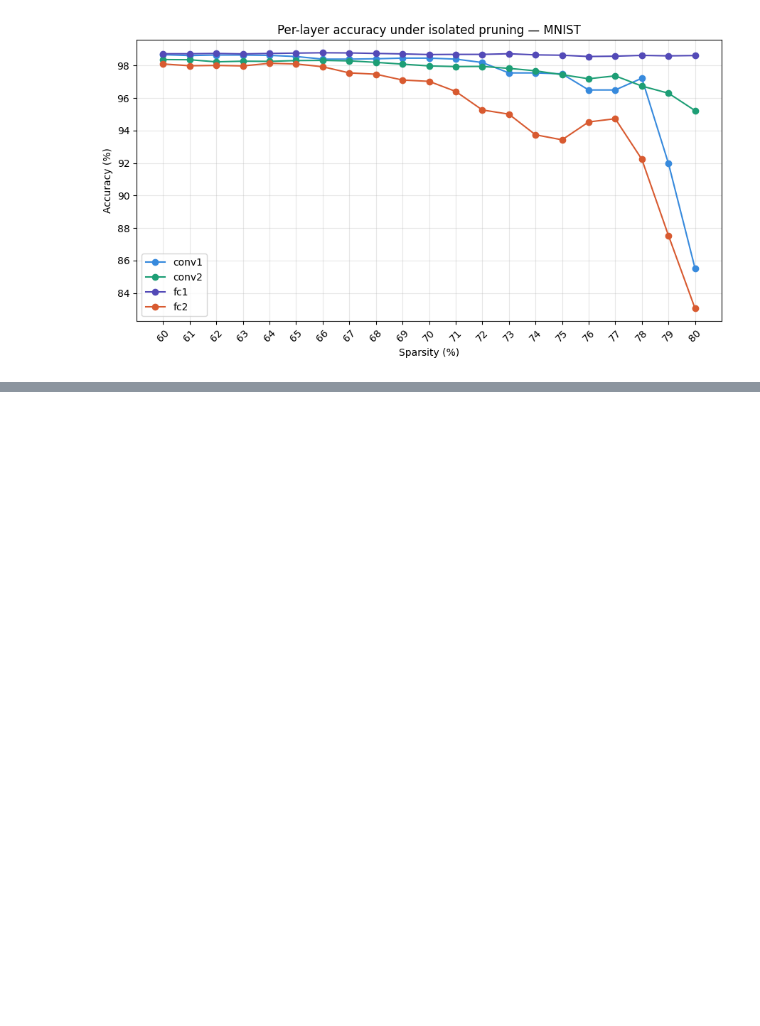
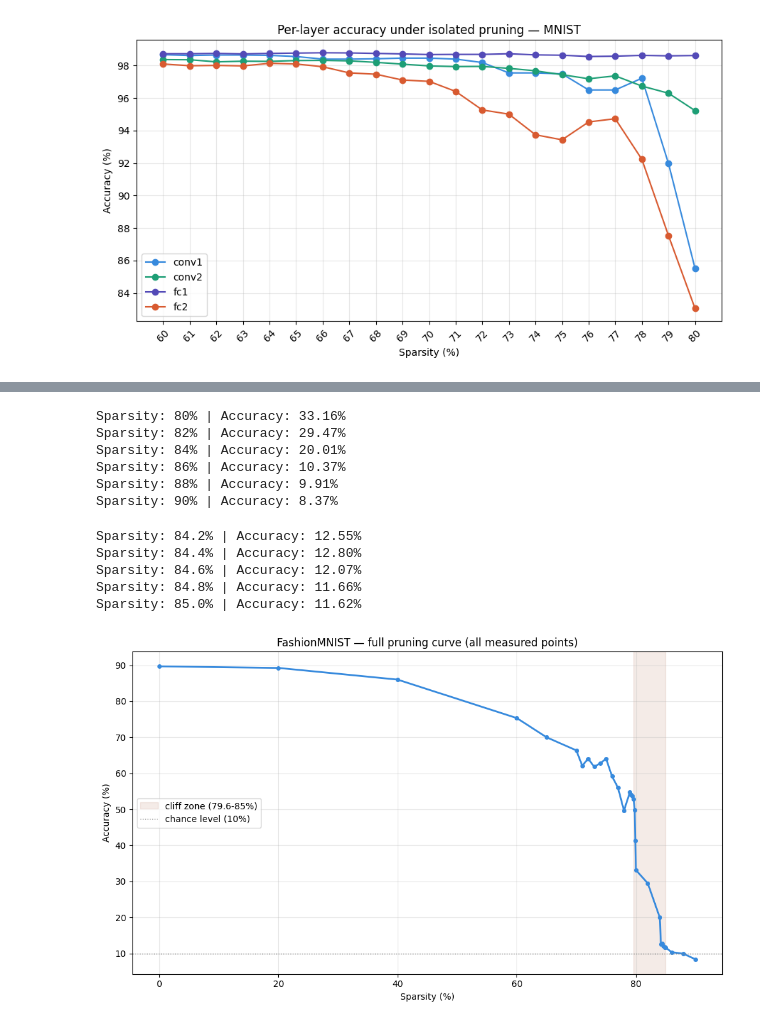
Before and after one commit to HafsaParker/tinyml-pruning-study, a Jupyter notebook: 04_layer_sensitivity_checkpoints.ipynb, the cells around one changed output, grey strips where cells are left out. Saved outputs shown, nothing was run; the diff lists cells and outputs as text; code cells hidden in the pictures; blank space fills up the shorter version.

Commit message:
Add FashionMNIST sensitivity gap sweep — early warning found ~25pp before cliff; correct README cliff description; add gap-fill 41-78% experiments

```diff
--- a/04_layer_sensitivity_checkpoints.ipynb
+++ b/04_layer_sensitivity_checkpoints.ipynb
@@ -232,0 +298,52 @@ fig.show()
+# %%
+for amount in [0.80,0.82,0.84,0.86,0.88,0.90]:
+    model = load_fresh_fashion_model()
+    model = prune_model(model, amount)
+    print(f"Sparsity: {int(amount*100)}%", end=" | ")
+    evaluate(model, fashion_test_loader)
+# %% [output]
+Sparsity: 80% | Accuracy: 33.16%
+Sparsity: 82% | Accuracy: 29.47%
+Sparsity: 84% | Accuracy: 20.01%
+Sparsity: 86% | Accuracy: 10.37%
+Sparsity: 88% | Accuracy: 9.91%
+Sparsity: 90% | Accuracy: 8.37%
+# %%
+for amount in [0.842,0.844,0.846,0.848,0.85]:
+    model = load_fresh_fashion_model()
+    model = prune_model(model, amount)
+    print(f"Sparsity: {amount*100:.1f}%", end=" | ")
+    evaluate(model, fashion_test_loader)
+# %% [output]
+Sparsity: 84.2% | Accuracy: 12.55%
+Sparsity: 84.4% | Accuracy: 12.80%
+Sparsity: 84.6% | Accuracy: 12.07%
+Sparsity: 84.8% | Accuracy: 11.66%
+Sparsity: 85.0% | Accuracy: 11.62%
+# %%
+import matplotlib.pyplot as plt
+
+sparsity_pct = [0, 20, 40, 60, 65, 70, 71, 72, 73, 74, 75, 76, 77, 78, 79,
+                79.2, 79.4, 79.6, 79.8, 79.9, 80.0, 82, 84, 84.2, 84.4,
+                84.6, 84.8, 85.0, 86, 88, 90]
+accuracy = [89.70, 89.26, 86.02, 75.35, 70.02, 66.37, 62.10, 64.08, 61.82,
+            62.76, 64.06, 59.17, 56.01, 49.65, 54.77, 54.05, 53.67, 52.92,
+            49.91, 41.32, 33.16, 29.47, 20.01, 12.55, 12.80, 12.07, 11.66,
+            11.62, 10.37, 9.91, 8.37]
+
+plt.figure(figsize=(10, 6))
+plt.plot(sparsity_pct, accuracy, marker='o', color='#378ADD', linewidth=2, markersize=4)
+
+plt.axvspan(79.6, 85, color='#993C1D', alpha=0.10, label='cliff zone (79.6-85%)')
+plt.axhline(10, color='gray', linestyle=':', linewidth=1, label='chance level (10%)')
+
+plt.xlabel('Sparsity (%)')
+plt.ylabel('Accuracy (%)')
+plt.title('FashionMNIST — full pruning curve (all measured points)')
+plt.legend()
+plt.grid(True, alpha=0.3)
+plt.tight_layout()
+plt.savefig('fashionmnist_full_pruning_curve.png', dpi=150, bbox_inches='tight')
+plt.show()
+# %% [output]
+[figure, added]
```
Also changed, not shown: parts of 18 cells of this notebook, 5 other files.
